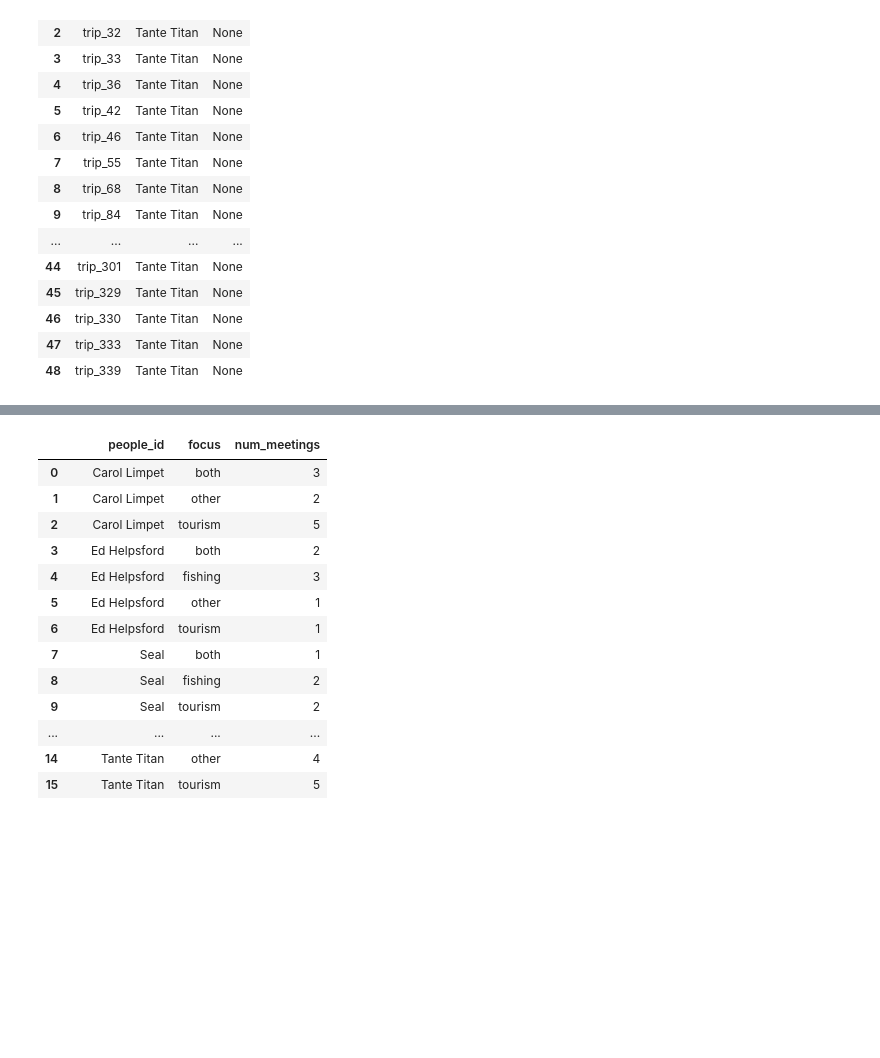
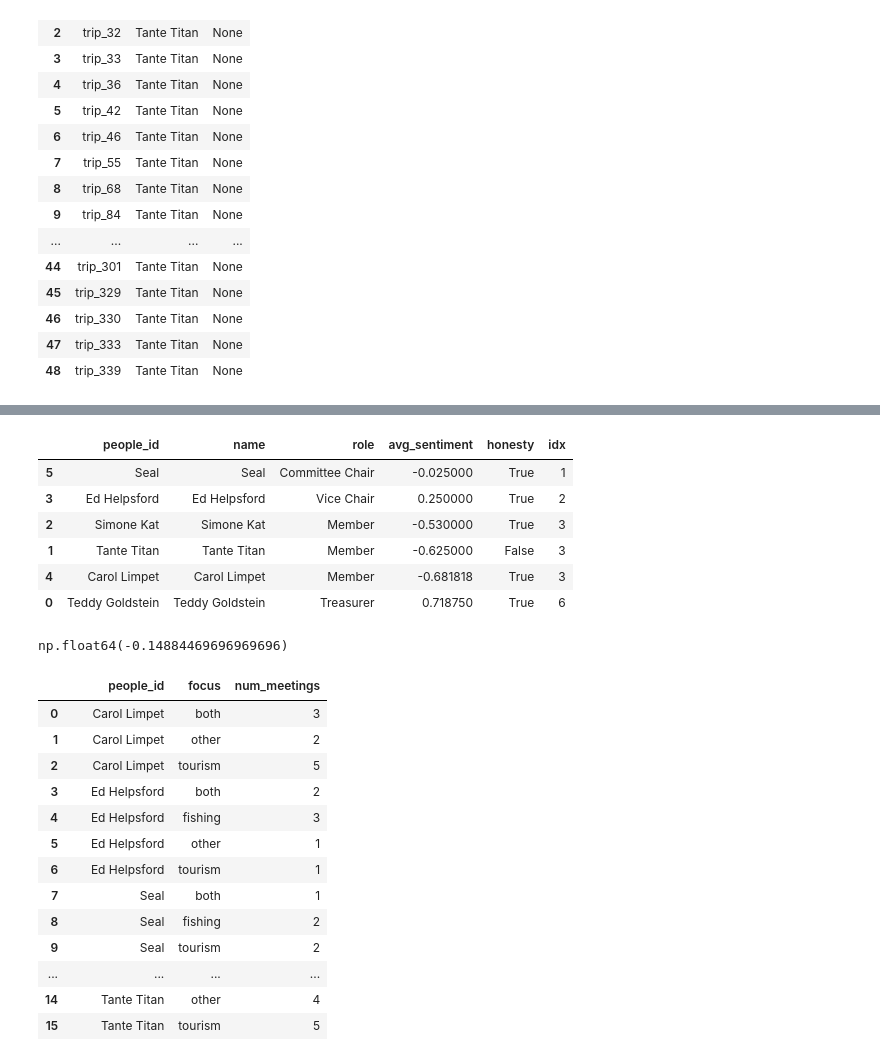
Before and after one commit to tvakul/dataviz1, a Jupyter notebook: data/checking.ipynb, the cells around one changed output, grey strips where cells are left out. Drawn from its saved outputs; the diff is of its cells as text; code cells hidden in the pictures; blank space fills up the shorter version.

```diff
--- a/data/checking.ipynb
+++ b/data/checking.ipynb
@@ -1005,6 +1003,52 @@ nums2.fillna(0)
 nums2.to_json("people_participation_total.json", index=False)
 # %%
 nums.to_json("people_participation_summary.json", index=False)
+# %%
+bias_persons = duckdb.sql("""
+        with bias_pers as (
+            select people_id,
+                   avg(sentiment) as avg_sentiment
+            from (
+                   select people_id,
+                   case when contains(industry, 'vessel') and contains(industry, 'tourism') then null
+                        when contains(industry, 'vessel') then sentiment
+                        when contains(industry, 'tourism') then sentiment * -1
+                        else null end as sentiment
+                   from database_jour.discussion_people_participations
+                   union all
+                   select people_id,
+                   case when contains(industry, 'vessel') and contains(industry, 'tourism') then null
+                        when contains(industry, 'vessel') then sentiment
+                        when contains(industry, 'tourism') then sentiment * -1
+                        else null end as sentiment
+                   from database_jour.plan_people_participations
+            )
+            group by people_id)
+        select a.people_id, b.name, role, avg_sentiment
+        from bias_pers a,
+             database_jour.people b
+        where a.people_id = b.people_id
+
+        """).to_df()
+
+
+bias_persons['honesty'] = True
+bias_persons.loc[bias_persons['name'] == 'Tante Titan', 'honesty'] = False
+bias_persons['idx'] = bias_persons['role'] .map({"Committee Chair": 1, "Vice Chair": 2, "Treasurer": 6, "Member": 3})
+bias_persons = bias_persons.sort_values(by='idx')
+bias_persons
+# %% [output]
+|  | people_id | name | role | avg_sentiment | honesty | idx |
+| 5 | Seal | Seal | Committee Chair | -0.025000 | True | 1 |
+| 3 | Ed Helpsford | Ed Helpsford | Vice Chair | 0.250000 | True | 2 |
+| 2 | Simone Kat | Simone Kat | Member | -0.530000 | True | 3 |
+| 1 | Tante Titan | Tante Titan | Member | -0.625000 | False | 3 |
+| 4 | Carol Limpet | Carol Limpet | Member | -0.681818 | True | 3 |
+| 0 | Teddy Goldstein | Teddy Goldstein | Treasurer | 0.718750 | True | 6 |
+# %%
+bias_persons['avg_sentiment'].mean()
+# %% [output]
+np.float64(-0.14884469696969696)
 # %%
 duckdb.sql("""
     with
```
Also changed, not shown: parts of 4 cells of this notebook, 2 other files.
